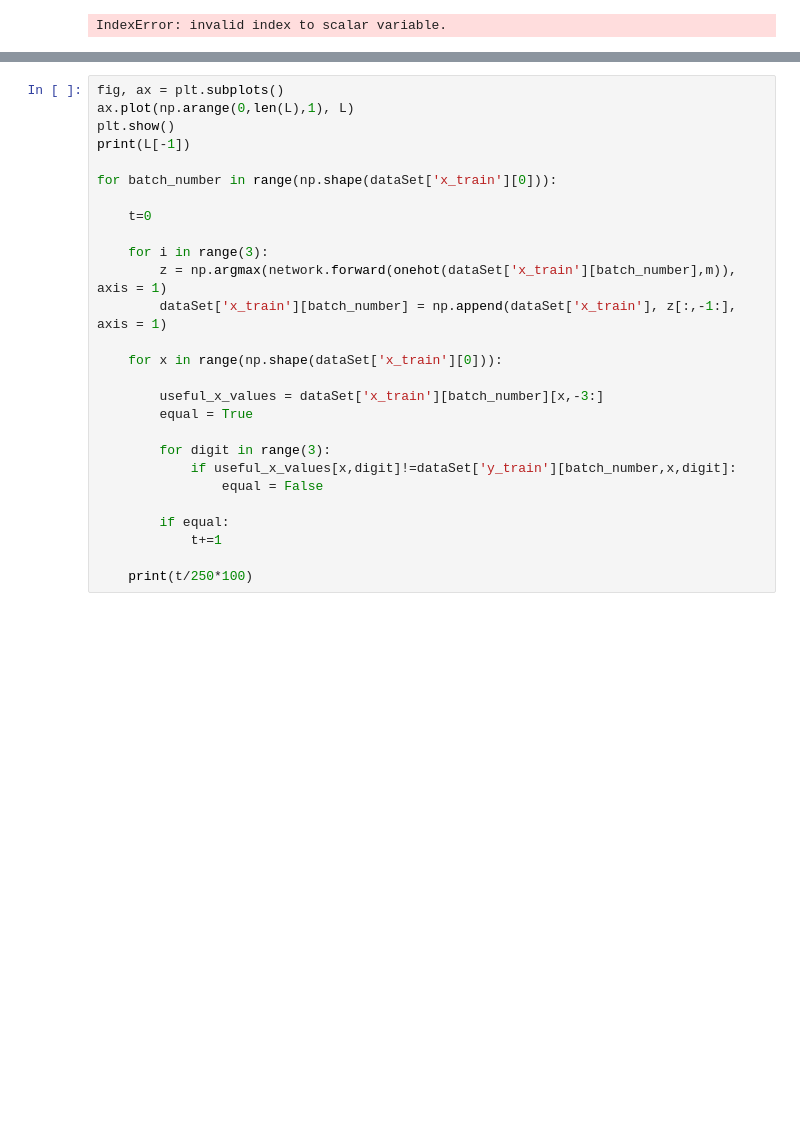
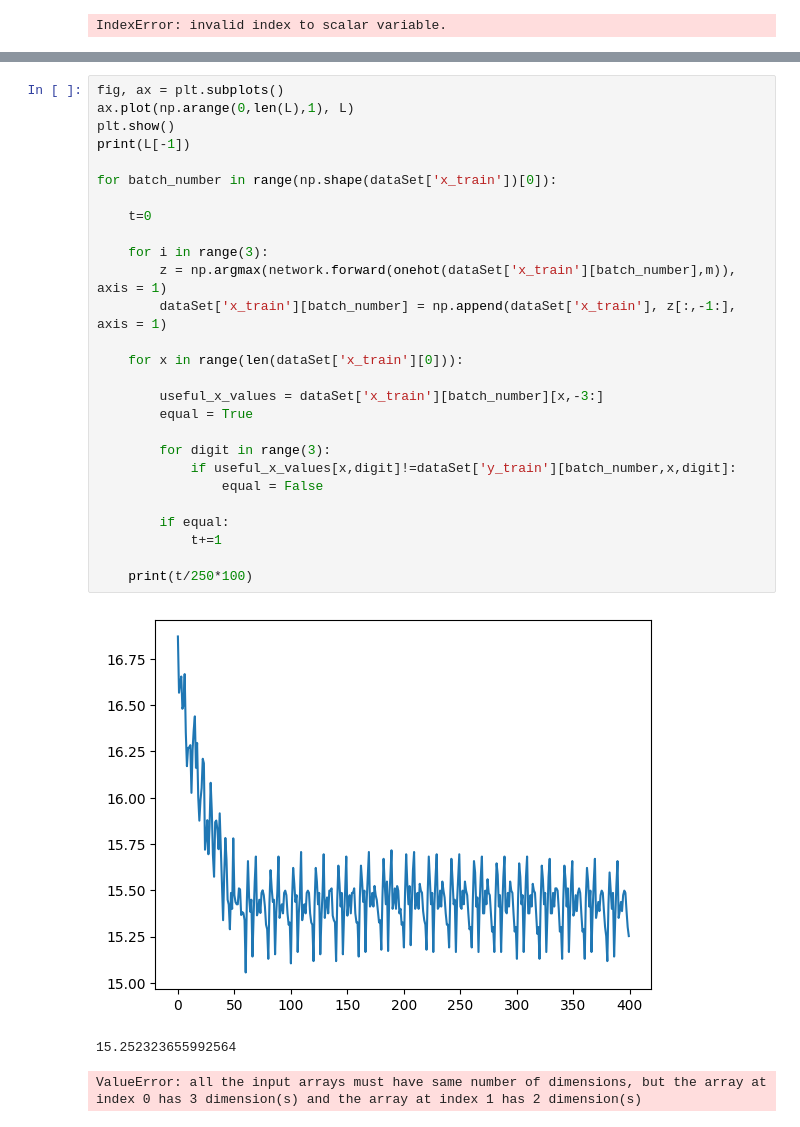
Before and after one commit to OliverRuden/TMA4320-scientific-computing, a Jupyter notebook: test_implementation.ipynb, the cells around one changed output, grey strips where cells are left out. Drawn from its saved outputs; the diff is of its cells as text; blank space fills up the shorter version.

```diff
--- a/test_implementation.ipynb
+++ b/test_implementation.ipynb
@@ -213,27 +211,31 @@ KeyboardInterrupt:
 # %%
 fig, ax = plt.subplots()
 ax.plot(np.arange(0,len(L),1), L)
 plt.show()
 print(L[-1])
 
-for batch_number in range(np.shape(dataSet['x_train'][0])):
+for batch_number in range(np.shape(dataSet['x_train'])[0]):
 
     t=0
 
     for i in range(3):
         z = np.argmax(network.forward(onehot(dataSet['x_train'][batch_number],m)), axis = 1)
         dataSet['x_train'][batch_number] = np.append(dataSet['x_train'], z[:,-1:], axis = 1)
 
-    for x in range(np.shape(dataSet['x_train'][0])):
+    for x in range(len(dataSet['x_train'][0])):
 
         useful_x_values = dataSet['x_train'][batch_number][x,-3:]
         equal = True
 
         for digit in range(3):
             if useful_x_values[x,digit]!=dataSet['y_train'][batch_number,x,digit]:
                 equal = False
 
         if equal:
             t+=1
 
     print(t/250*100)
+# %% [output]
+[figure, added]
+15.252323655992564
+ValueError: all the input arrays must have same number of dimensions, but the array at index 0 has 3 dimension(s) and the array at index 1 has 2 dimension(s)
```
Also changed, not shown: parts of 2 cells of this notebook.
